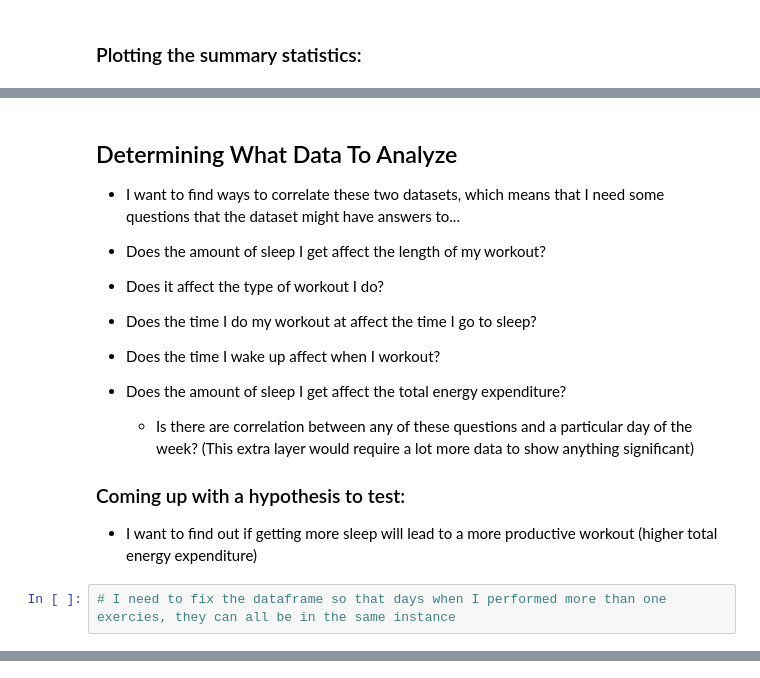
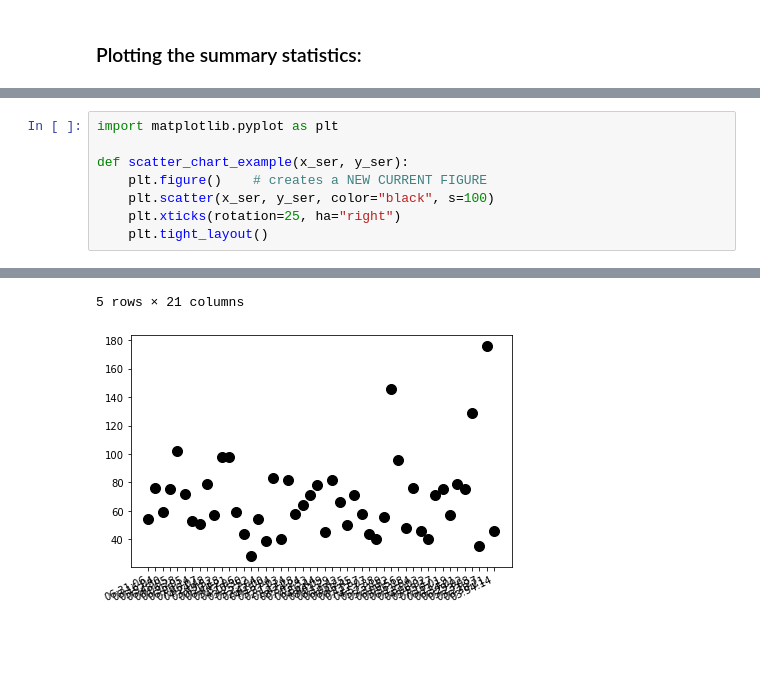
Before and after one commit to JessicaChildress/quantified_self_autosleep, a Jupyter notebook: DataMining.ipynb, the cells around one changed output, grey strips where cells are left out. Saved outputs shown, nothing was run; the diff lists cells and outputs as text; blank space fills up the shorter version.

```diff
--- a/DataMining.ipynb
+++ b/DataMining.ipynb
@@ -242,17 +169,9 @@ column: Average Cadence row: 14 Indoor Cycling
-# %% [markdown]
-## Determining What Data To Analyze
-
-* I want to find ways to correlate these two datasets, which means that I need some questions that the dataset might have answers to...
-
-* Does the amount of sleep I get affect the length of my workout?
-* Does it affect the type of workout I do?
-* Does the time I do my workout at affect the time I go to sleep?
-* Does the time I wake up affect when I workout?
-* Does the amount of sleep I get affect the total energy expenditure?
-    * Is there are correlation between any of these questions and a particular day of the week? (This extra layer would require a lot more data to show anything significant)
-
-### Coming up with a hypothesis to test:
-
-* I want to find out if getting more sleep will lead to a more productive workout (higher total energy expenditure)
-# %%
-# I need to fix the dataframe so that days when I performed more than one exercies, they can all be in the same instance
+# %%
+import matplotlib.pyplot as plt
+
+def scatter_chart_example(x_ser, y_ser):
+    plt.figure()    # creates a NEW CURRENT FIGURE
+    plt.scatter(x_ser, y_ser, color="black", s=100)
+    plt.xticks(rotation=25, ha="right")
+    plt.tight_layout()
+# %% [output]
@@ -258,0 +184,2 @@ column: Average Cadence row: 14 Indoor Cycling
+5 rows × 21 columns
+[figure, added]
```
Also changed, not shown: parts of 7 cells of this notebook, 1 other file.
